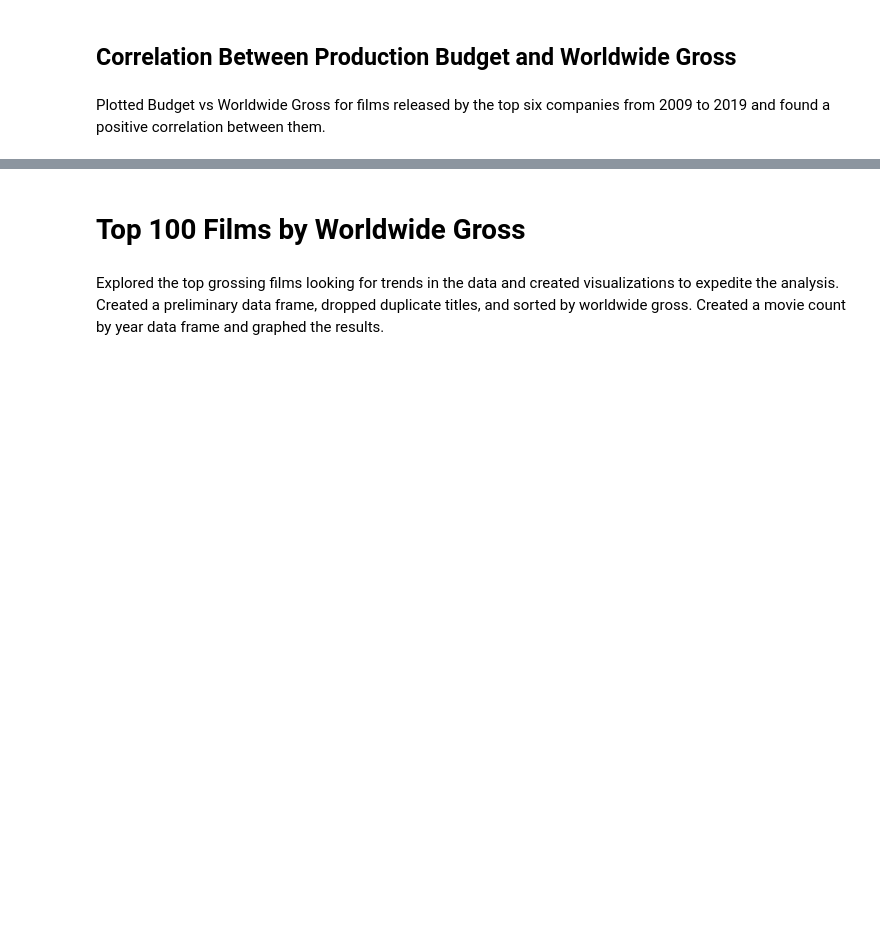
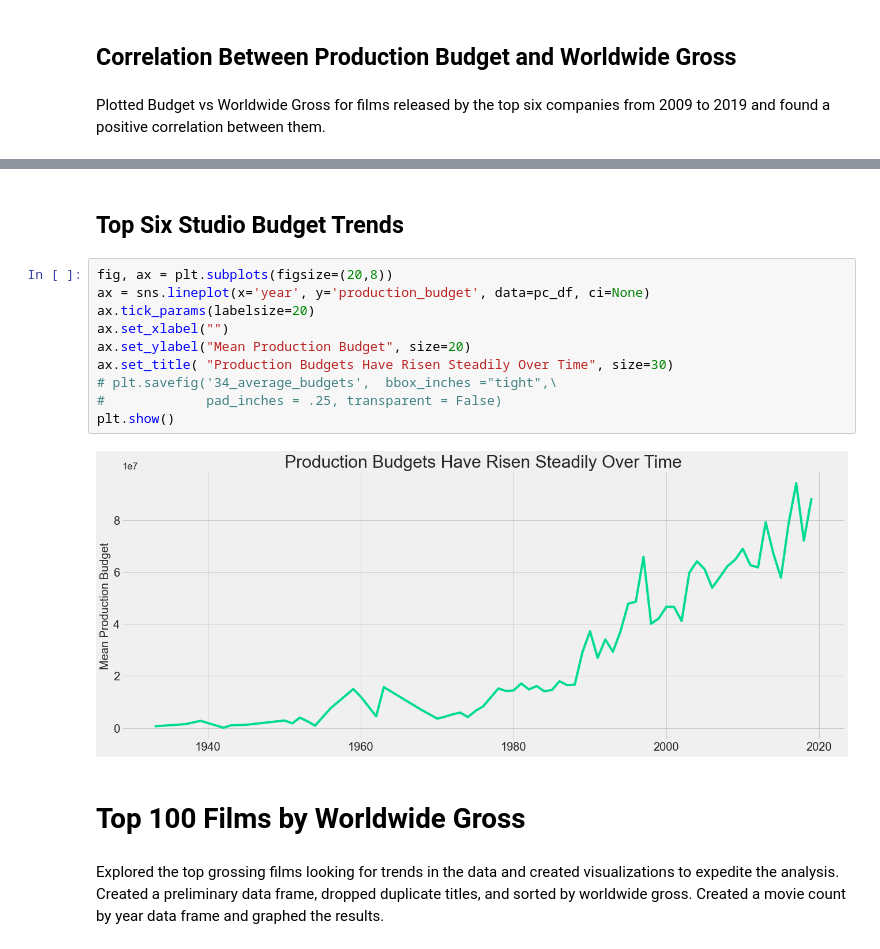
Before and after one commit to jeffreyhwatson/MS_Box_Office_Insights, a Jupyter notebook: MS_Box_Office_Insights.ipynb, the cells around one changed output, grey strips where cells are left out. Cells and saved outputs as stored; diff of their text form; blank space fills up the shorter version.

```diff
--- a/MS_Box_Office_Insights.ipynb
+++ b/MS_Box_Office_Insights.ipynb
@@ -571,6 +571,20 @@ plt.savefig('33_budget_vs_gross',  bbox_inches ="tight",\
 plt.show()
 # %% [output]
 [figure]
+# %% [markdown]
+## Top Six Studio Budget Trends
+# %%
+fig, ax = plt.subplots(figsize=(20,8))
+ax = sns.lineplot(x='year', y='production_budget', data=pc_df, ci=None)
+ax.tick_params(labelsize=20)
+ax.set_xlabel("")
+ax.set_ylabel("Mean Production Budget", size=20)
+ax.set_title( "Production Budgets Have Risen Steadily Over Time", size=30)
+# plt.savefig('34_average_budgets',  bbox_inches ="tight",\
+#             pad_inches = .25, transparent = False)
+plt.show()
+# %% [output]
+[figure, added]
 # %% [markdown]
 # Top 100 Films by Worldwide Gross
 # %% [markdown]
```
Also changed, not shown: parts of 1 cell of this notebook, 3 other files.
